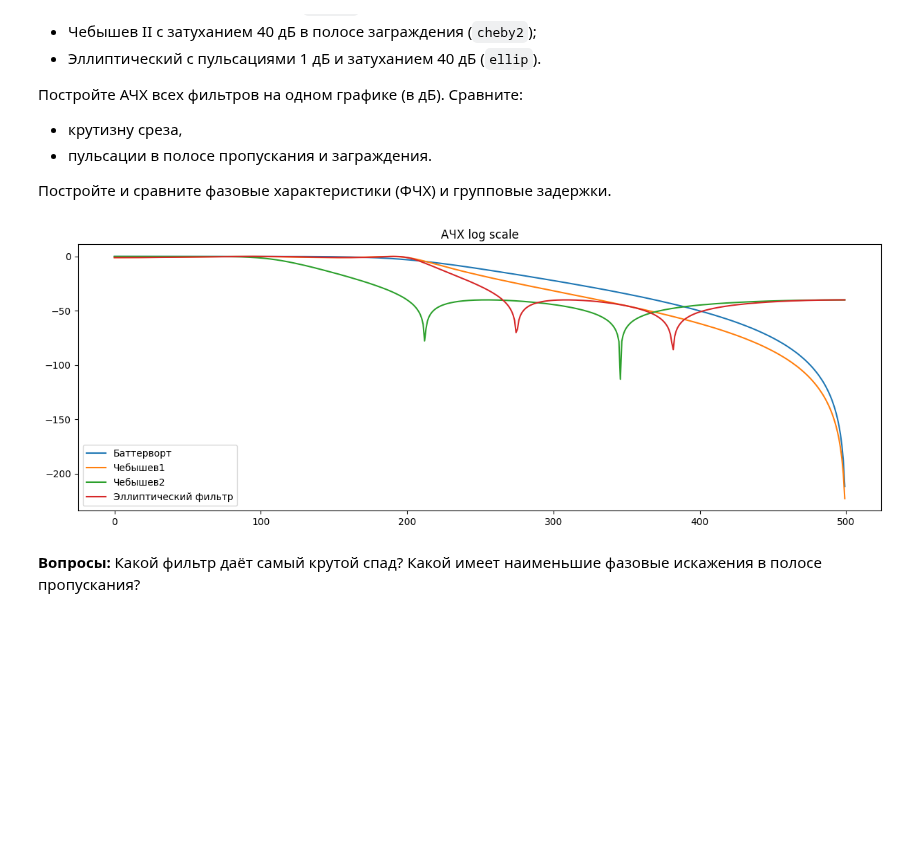
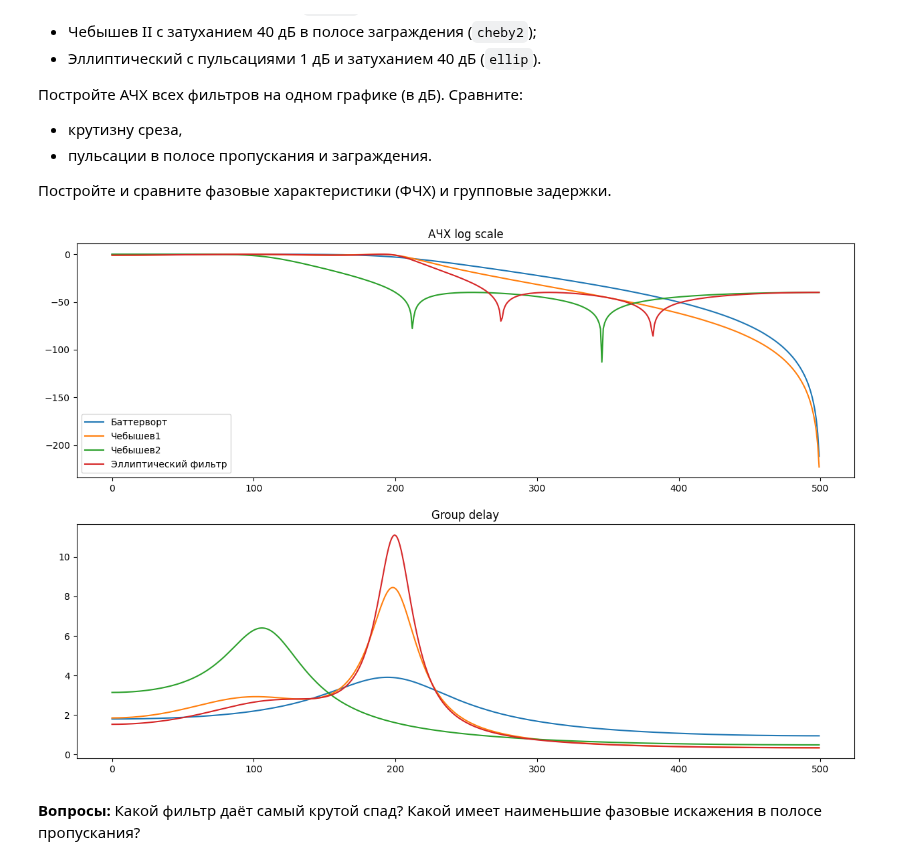
Before and after one commit to Korobokkk/YADRO-2026_dsp-seminars, a Jupyter notebook: seminars/6.ipynb, the cells around one changed output. Cells and saved outputs as stored; diff of their text form; code cells hidden in the pictures; blank space fills up the shorter version.

```diff
--- a/seminars/6.ipynb
+++ b/seminars/6.ipynb
@@ -324,35 +324,47 @@ plt.show()
 # %%
 Wn = 200
 N= 4
 rp = 1
 rs = 40
 
 
 butterwort = scipy.signal.butter(N, Wn, btype ='low', output='ba', fs=1000)
 cheb_type_1 = scipy.signal.cheby1(N, rp, Wn, btype='low', output='ba', fs=1000)
 cheb_type_2 = scipy.signal.cheby2(N, rs, Wn, btype='low', output='ba', fs=1000)
 ell = scipy.signal.ellip(N, rp, rs, Wn, btype='low', output='ba', fs=1000)
 
 w1, H1 = scipy.signal.freqz(*butterwort, worN=512, fs=1000)
 w2, H2 = scipy.signal.freqz(*cheb_type_1, worN=512, fs=1000)
 w3, H3 = scipy.signal.freqz(*cheb_type_2, worN=512, fs=1000)
 w4, H4 = scipy.signal.freqz(*ell, worN=512, fs=1000)
 
 mag_db1 = 20 * np.log10(np.abs(H1) + 1e-12)
 mag_db2 = 20 * np.log10(np.abs(H2) + 1e-12)
 mag_db3 = 20 * np.log10(np.abs(H3) + 1e-12)
 mag_db4 = 20 * np.log10(np.abs(H4) + 1e-12)
 
-plt.figure(figsize=(15, 5))
+wg1, gd1 = scipy.signal.group_delay(butterwort, fs=1000)
+wg2, gd2 = scipy.signal.group_delay(cheb_type_1, fs=1000)
+wg3, gd3 = scipy.signal.group_delay(cheb_type_2, fs=1000)
+wg4, gd4 = scipy.signal.group_delay(ell, fs=1000)
+
+plt.figure(figsize=(15, 10))
+plt.subplot(2,1,1)
 plt.title(f'АЧХ log scale')
 plt.plot(w1, mag_db1, label = 'Баттерворт')
 plt.plot(w2, mag_db2, label = 'Чебышев1')
 plt.plot(w3, mag_db3, label = 'Чебышев2')
 plt.plot(w4, mag_db4, label = 'Эллиптический фильтр')
 plt.legend()
+plt.subplot(2,1,2)
+plt.title('Group delay')
+plt.plot(wg1, gd1, label='Баттерворт')
+plt.plot(wg2, gd2, label='Чебышев1')
+plt.plot(wg3, gd3, label='Чебышев2')
+plt.plot(wg4, gd4, label='Эллиптический фильтр')
 plt.show()
 # %% [output]
-[figure, old version]
+[figure, new version]
 # %% [markdown]
 **Вопросы:** Какой фильтр даёт самый крутой спад? Какой имеет наименьшие фазовые искажения в полосе пропускания?
 # %% [markdown]
```
Also changed, not shown: parts of 5 cells of this notebook.
